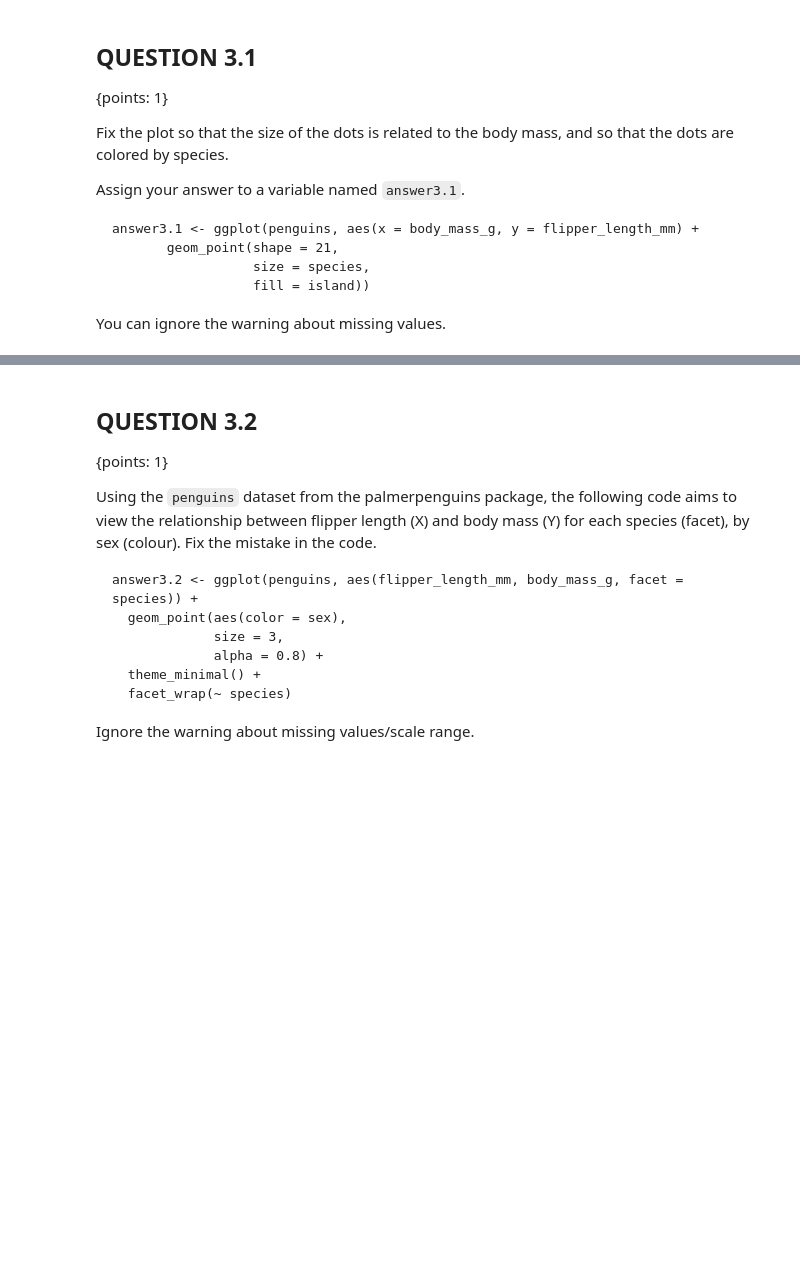
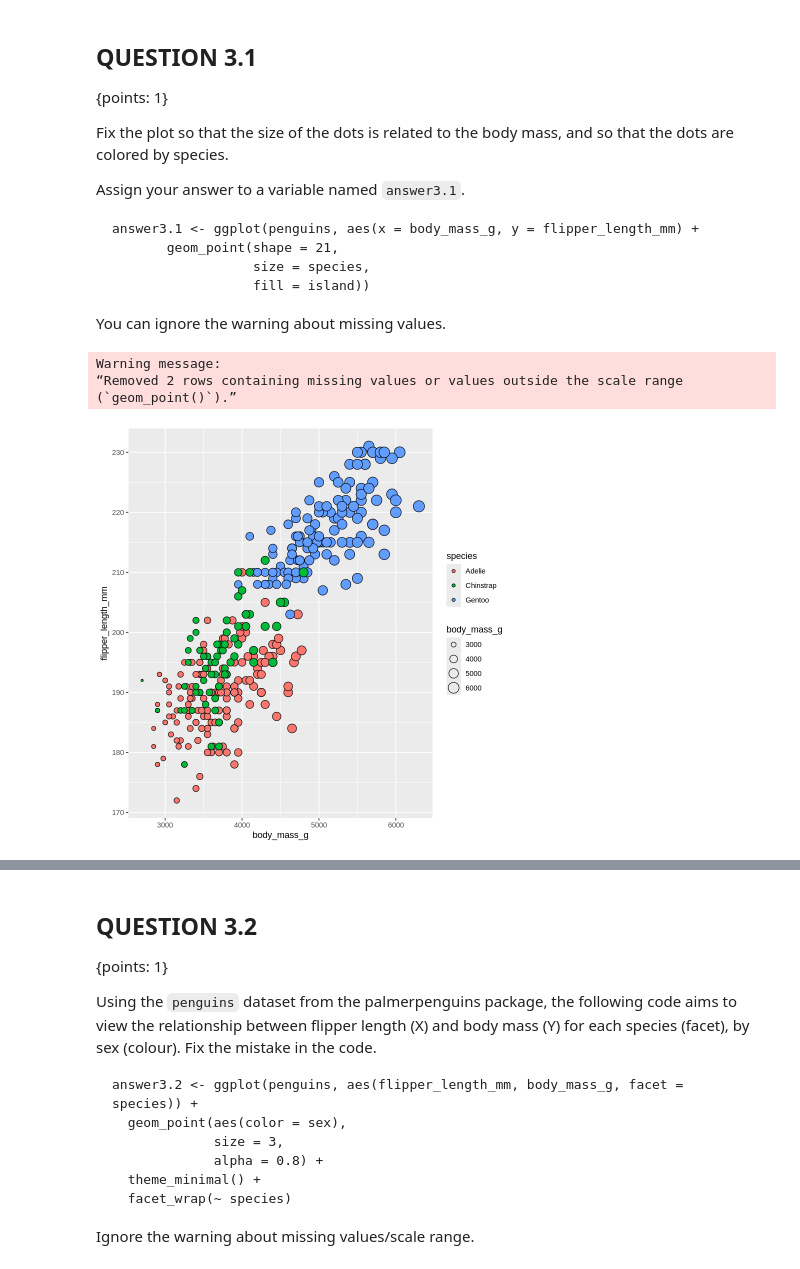
Before and after one commit to Ricky0917/STAT-545, a Jupyter notebook: worksheet_a03.ipynb, the cells around one changed output, grey strips where cells are left out. Drawn from its saved outputs; the diff is of its cells as text; code cells hidden in the pictures; blank space fills up the shorter version.

```diff
--- a/worksheet_a03.ipynb
+++ b/worksheet_a03.ipynb
@@ -875,8 +895,20 @@ answer3.1 <- ggplot(penguins, aes(x = body_mass_g, y = flipper_length_mm) +
 You can ignore the warning about missing values.
 # %%
 # your code here
-fail() # No Answer - remove if you provide an answer
+answer3.1 <- ggplot(penguins, aes(x = body_mass_g,
+                  y = flipper_length_mm,
+                  size = body_mass_g)) +
+       geom_point(shape = 21,
+                  aes(fill = species))
+
+
+#fail() # No Answer - remove if you provide an answer
 print(answer3.1)
+# %% [output]
+Warning message:
+“Removed 2 rows containing missing values or values outside the scale range
+(`geom_point()`).”
+[figure, added]
 # %%
 library(digest)
 stopifnot("type of plot is not correct (if you are using two types of geoms, try flipping the order of the geom objects!)"= setequal(digest(paste(toString(sapply(seq_len(length(answer3.1$layers)), function(i) {c(class(answer3.1$layers[[i]]$geom))[1]})), "8b349")), "ed95518f4f91420f6bc76e1e066ecbd2"))
```
Also changed, not shown: parts of 25 cells of this notebook.
